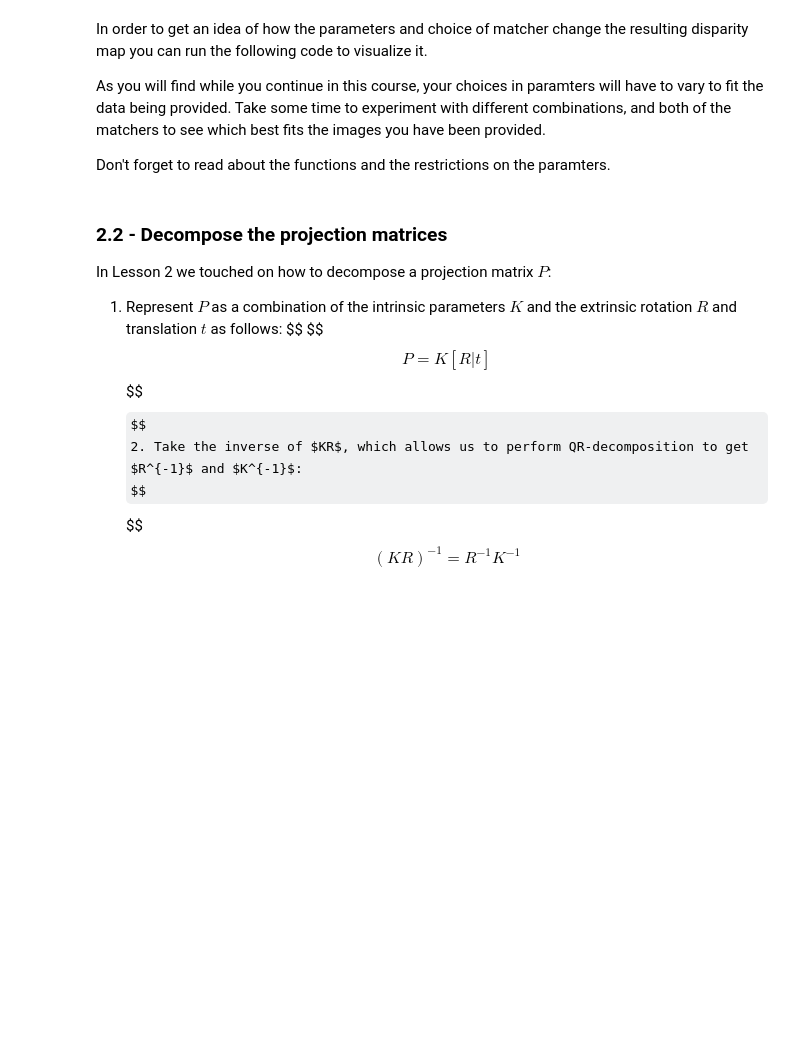
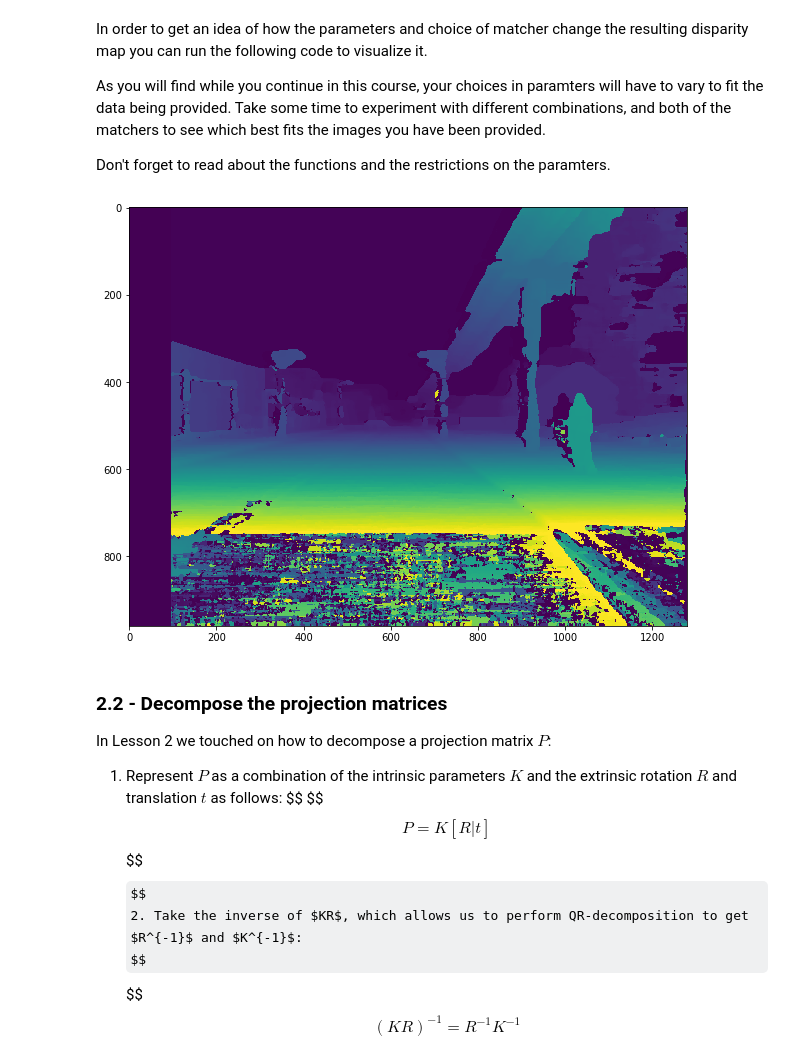
Before and after one commit to daniel-s-ingram/self_driving_cars_specialization, a Jupyter notebook: 3_visual_perception_for_self_driving_cars/Applying_Stereo_Depth_to_a_Driving_Scenario_practice_assignment.ipynb, the cells around one changed output. Cells and saved outputs as stored; diff of their text form; code cells hidden in the pictures; some formulas as TeX source; blank space fills up the shorter version.

```diff
--- a/3_visual_perception_for_self_driving_cars/Applying_Stereo_Depth_to_a_Driving_Scenario_practice_assignment.ipynb
+++ b/3_visual_perception_for_self_driving_cars/Applying_Stereo_Depth_to_a_Driving_Scenario_practice_assignment.ipynb
@@ -103,16 +118,22 @@ Parameters:
 - `img_g` - the image converted to grayscale
 
 For more information on `cvtColor()` please refer to the [corresponding OpenCV documentation](https://docs.opencv.org/3.4/d8/d01/group__imgproc__color__conversions.html#ga397ae87e1288a81d2363b61574eb8cab)
-# %%
-def compute_left_disparity_map(img_left, img_right):
-
-    ### START CODE HERE ###
-
-
-
-    ### END CODE HERE ###
-
-    return disp_left
+# %%
+def compute_left_disparity_map(img_left, img_right, params, matcher_type='bm'):
+
+    ### START CODE HERE ###
+    img_left_gray = cv2.cvtColor(img_left, cv2.COLOR_BGR2GRAY)
+    img_right_gray = cv2.cvtColor(img_right, cv2.COLOR_BGR2GRAY)
+
+    if matcher_type == 'bm':
+        matcher = cv2.StereoBM_create(params['numDisparities'] , params['blockSize'])
+    else:
+        matcher = cv2.StereoSGBM_create(**params)
+
+    disp_left = matcher.compute(img_left_gray, img_right_gray).astype(np.float32) / 16
+    ### END CODE HERE ###
+
+    return disp_left
 # %% [markdown]
 In order to get an idea of how the parameters and choice of matcher change the resulting disparity map you can run the following code to visualize it.
 
@@ -121,12 +142,30 @@ As you will find while you continue in this course, your choices in paramters wi
 Don't forget to read about the functions and the restrictions on the paramters.
 # %%
 # Compute the disparity map using the fuction above
-disp_left = compute_left_disparity_map(img_left, img_right)
+window_size = 6
+params = {
+    'minDisparity' : 0,
+    'numDisparities': 6 * 16,
+    'blockSize' : 11,
+    'P1' : 8 * 3 * window_size**2,
+    'P2' : 32 * 3 * window_size**2,
+    'disp12MaxDiff' : 0,
+    'preFilterCap' : 0,
+    'uniquenessRatio' : 0,
+    'speckleWindowSize' : 0,
+    'speckleRange' : 0,
+    'mode' : cv2.STEREO_SGBM_MODE_SGBM_3WAY
+}
+matcher_type = 'sgbm' # or 'sgbm'
+disp_left = compute_left_disparity_map(
+    img_left, img_right, params, matcher_type=matcher_type)
 
 # Show the left disparity map
 plt.figure(figsize=(10, 10))
 plt.imshow(disp_left)
 plt.show()
+# %% [output]
+[figure, added]
 # %% [markdown]
 ### 2.2 - Decompose the projection matrices
 
```
Also changed, not shown: parts of 14 cells of this notebook, 3 other files.
